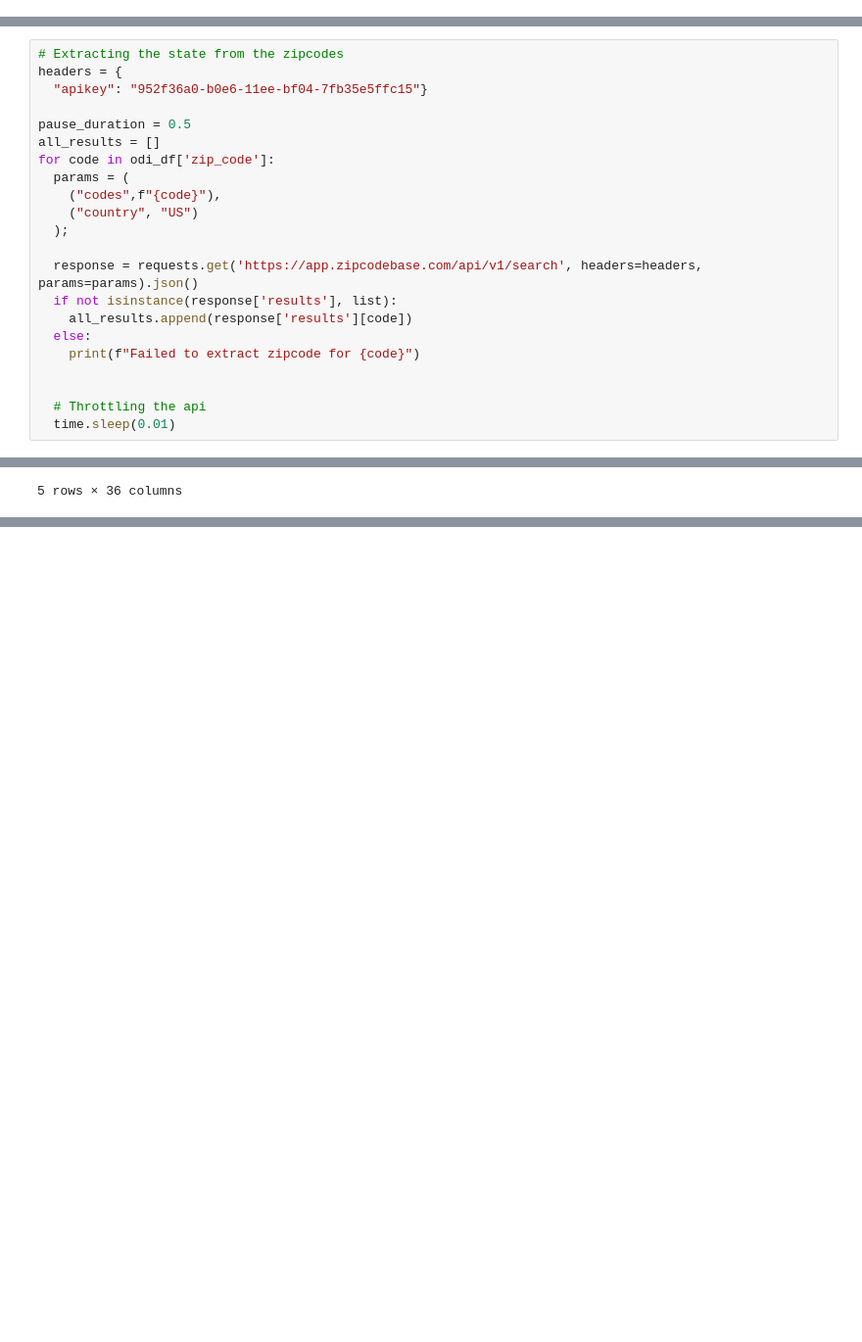
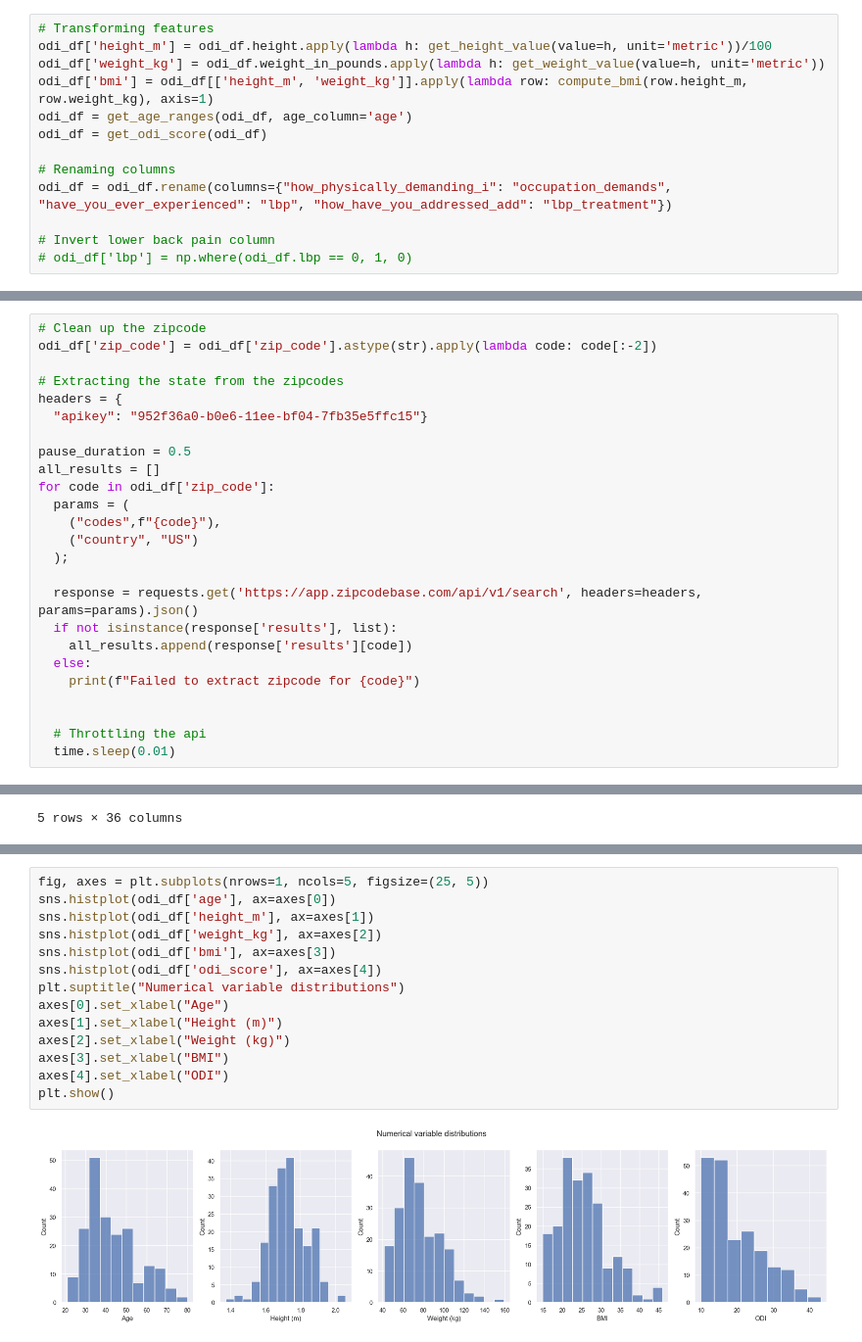
Before and after one commit to evanyfyip/vm-spinal-risk, a Jupyter notebook: vm-spinal-risk/notebooks/normative_odi_eda.ipynb, the cells around one changed output, grey strips where cells are left out. Shown at 98% size. Saved outputs shown, nothing was run; the diff lists cells and outputs as text; blank space fills up the shorter version.

```diff
--- a/vm-spinal-risk/notebooks/normative_odi_eda.ipynb
+++ b/vm-spinal-risk/notebooks/normative_odi_eda.ipynb
@@ -196,7 +208,23 @@ print(mytable.tabulate(tablefmt="github"))
+# %%
+# Transforming features
+odi_df['height_m'] = odi_df.height.apply(lambda h: get_height_value(value=h, unit='metric'))/100
+odi_df['weight_kg'] = odi_df.weight_in_pounds.apply(lambda h: get_weight_value(value=h, unit='metric'))
+odi_df['bmi'] = odi_df[['height_m', 'weight_kg']].apply(lambda row: compute_bmi(row.height_m, row.weight_kg), axis=1)
+odi_df = get_age_ranges(odi_df, age_column='age')
+odi_df = get_odi_score(odi_df)
+
+# Renaming columns
+odi_df = odi_df.rename(columns={"how_physically_demanding_i": "occupation_demands", "have_you_ever_experienced": "lbp", "how_have_you_addressed_add": "lbp_treatment"})
+
+# Invert lower back pain column
+# odi_df['lbp'] = np.where(odi_df.lbp == 0, 1, 0)
 # %%
 # Clean up the zipcode
 odi_df['zip_code'] = odi_df['zip_code'].astype(str).apply(lambda code: code[:-2])
 # %%
+# Clean up the zipcode
+odi_df['zip_code'] = odi_df['zip_code'].astype(str).apply(lambda code: code[:-2])
+
 # Extracting the state from the zipcodes
 headers = {
   "apikey": "952f36a0-b0e6-11ee-bf04-7fb35e5ffc15"}
@@ -258,0 +329,16 @@ odi_loc_df.head()
+# %%
+fig, axes = plt.subplots(nrows=1, ncols=5, figsize=(25, 5))
+sns.histplot(odi_df['age'], ax=axes[0])
+sns.histplot(odi_df['height_m'], ax=axes[1])
+sns.histplot(odi_df['weight_kg'], ax=axes[2])
+sns.histplot(odi_df['bmi'], ax=axes[3])
+sns.histplot(odi_df['odi_score'], ax=axes[4])
+plt.suptitle("Numerical variable distributions")
+axes[0].set_xlabel("Age")
+axes[1].set_xlabel("Height (m)")
+axes[2].set_xlabel("Weight (kg)")
+axes[3].set_xlabel("BMI")
+axes[4].set_xlabel("ODI")
+plt.show()
+# %% [output]
+[figure, added]
```
Also changed, not shown: parts of 19 cells of this notebook, 4 other files.
